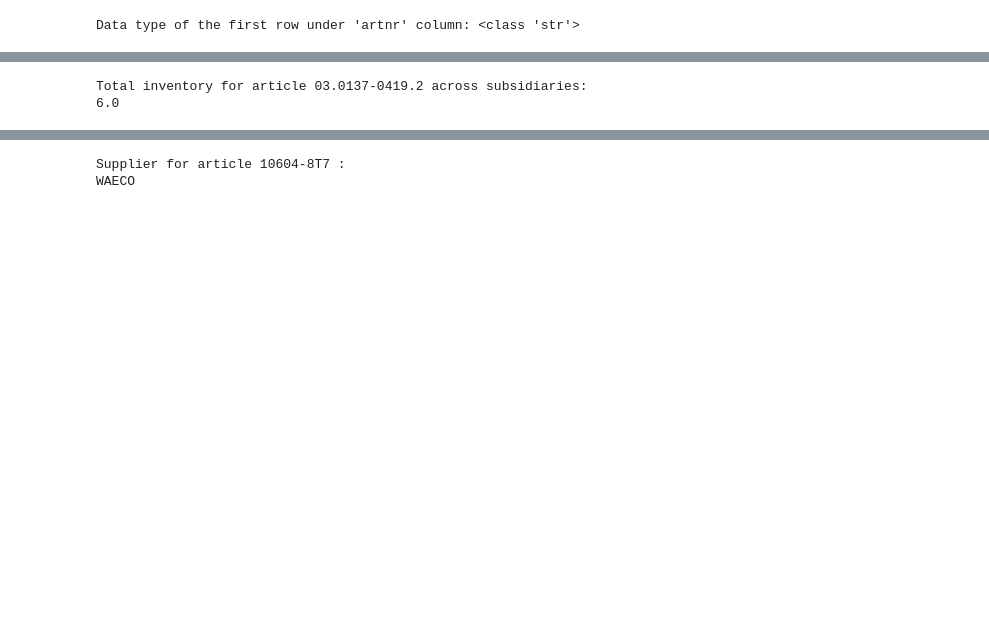
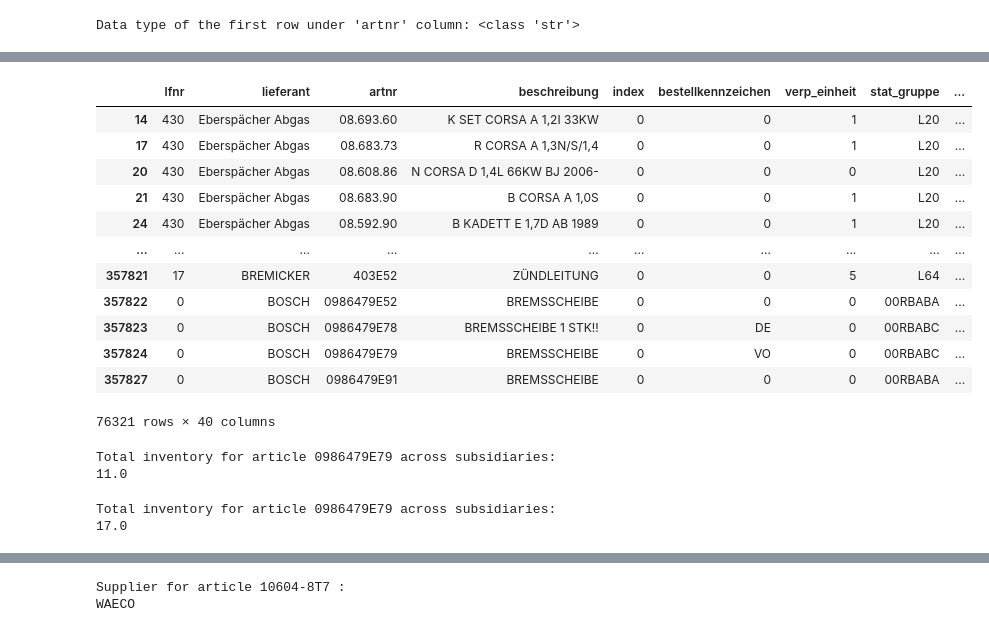
Before and after one commit to capstone-kueblbeck/capstone-kueblbeck, a Jupyter notebook: coding/hans_pn.ipynb, the cells around one changed output, grey strips where cells are left out. Drawn from its saved outputs; the diff is of its cells as text; code cells hidden in the pictures; blank space fills up the shorter version.

```diff
--- a/coding/hans_pn.ipynb
+++ b/coding/hans_pn.ipynb
@@ -77,12 +85,30 @@ Data type of the first row under 'artnr' column: <class 'str'>
+# %%
+# only show rows where value of column is greater than null
+df_gesamt_notnull = df_master[df_master['gesamt_lager'] > 0]
+df_gesamt_notnull
+# %% [output]
+|  | lfnr | lieferant | artnr | beschreibung | index | bestellkennzeichen | verp_einheit | stat_gruppe | ... |
+| 14 | 430 | Eberspächer Abgas | 08.693.60 | K SET CORSA A 1,2I 33KW | 0 | 0 | 1 | L20 | ... |
+| 17 | 430 | Eberspächer Abgas | 08.683.73 | R CORSA A 1,3N/S/1,4 | 0 | 0 | 1 | L20 | ... |
+| 20 | 430 | Eberspächer Abgas | 08.608.86 | N CORSA D 1,4L 66KW BJ 2006- | 0 | 0 | 0 | L20 | ... |
+| 21 | 430 | Eberspächer Abgas | 08.683.90 | B CORSA A 1,0S | 0 | 0 | 1 | L20 | ... |
+| 24 | 430 | Eberspächer Abgas | 08.592.90 | B KADETT E 1,7D AB 1989 | 0 | 0 | 1 | L20 | ... |
+| ... | ... | ... | ... | ... | ... | ... | ... | ... | ... |
+| 357821 | 17 | BREMICKER | 403E52 | ZÜNDLEITUNG | 0 | 0 | 5 | L64 | ... |
+| 357822 | 0 | BOSCH | 0986479E52 | BREMSSCHEIBE | 0 | 0 | 0 | 00RBABA | ... |
+| 357823 | 0 | BOSCH | 0986479E78 | BREMSSCHEIBE 1 STK!! | 0 | DE | 0 | 00RBABC | ... |
+| 357824 | 0 | BOSCH | 0986479E79 | BREMSSCHEIBE | 0 | VO | 0 | 00RBABC | ... |
+| 357827 | 0 | BOSCH | 0986479E91 | BREMSSCHEIBE | 0 | 0 | 0 | 00RBABA | ... |
+76321 rows × 40 columns
 # %%
-# The inventory for one product
+# 2a. The inventory for one product, by summing up different subsidies stocks
 
 specific_artnr = str(input('Please enter the article number: '))
 
 matching_rows = df_master[df_master['artnr'] == specific_artnr]
 
 if not matching_rows.empty:
-    subsidiary_columns = ['wen_lager', 'rgb_lager', 'müh_lager', 'ros_lager','pas_lager','cha_lager','str_lager','lan_lager', 'amb_lager']
+    subsidiary_columns = ['wen_lager', 'rgb_lager', 'amb_lager', 'cha_lager', 'str_lager', 'pas_lager', 'lan_lager', 'müh_lager', 'ros_lager']
     total_stock = 0
 
     for column in subsidiary_columns:
@@ -93,6 +119,26 @@ if not matching_rows.empty:
 else:
     print("No matching rows found for the specified article number.")
 # %% [output]
-Total inventory for article 03.0137-0419.2 across subsidiaries:
-6.0
+Total inventory for article 0986479E79 across subsidiaries:
+11.0
+# %%
+# 2b. The inventory for one product, by summing up gesamt_lager
+
+specific_artnr = str(input('Please enter the article number: '))
+
+matching_rows = df_master[df_master['artnr'] == specific_artnr]
+
+if not matching_rows.empty:
+    total_stock = 0
+
+    for index, row in matching_rows.iterrows():
+        total_stock += row['gesamt_lager']
+
+    print("Total inventory for article", specific_artnr, "across subsidiaries:")
+    print(total_stock)
+else:
+    print("No matching rows found for the specified article number.")
+# %% [output]
+Total inventory for article 0986479E79 across subsidiaries:
+17.0
 # %%
```
Also changed, not shown: parts of 17 cells of this notebook.
